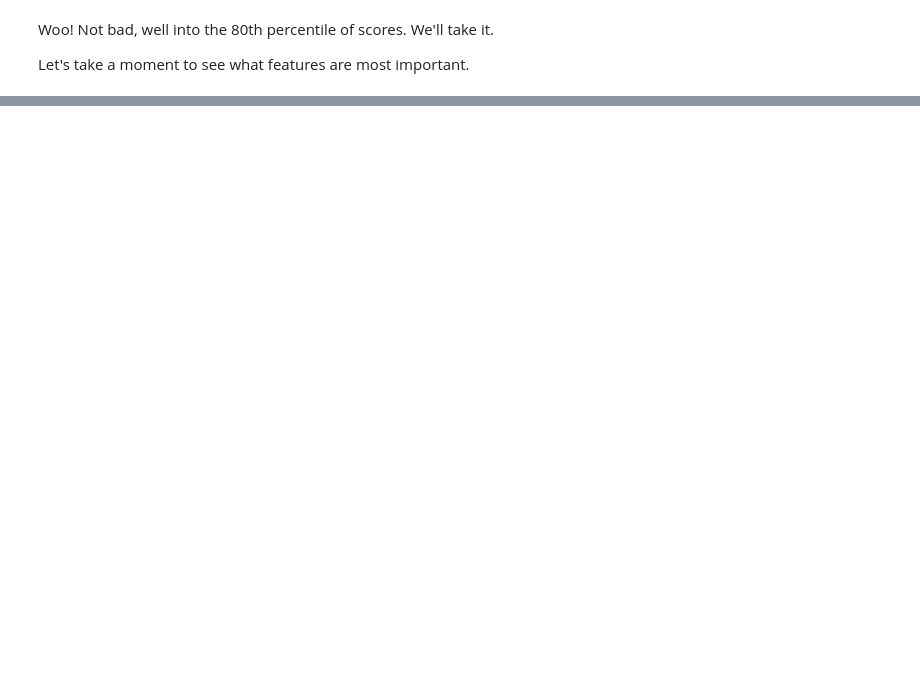
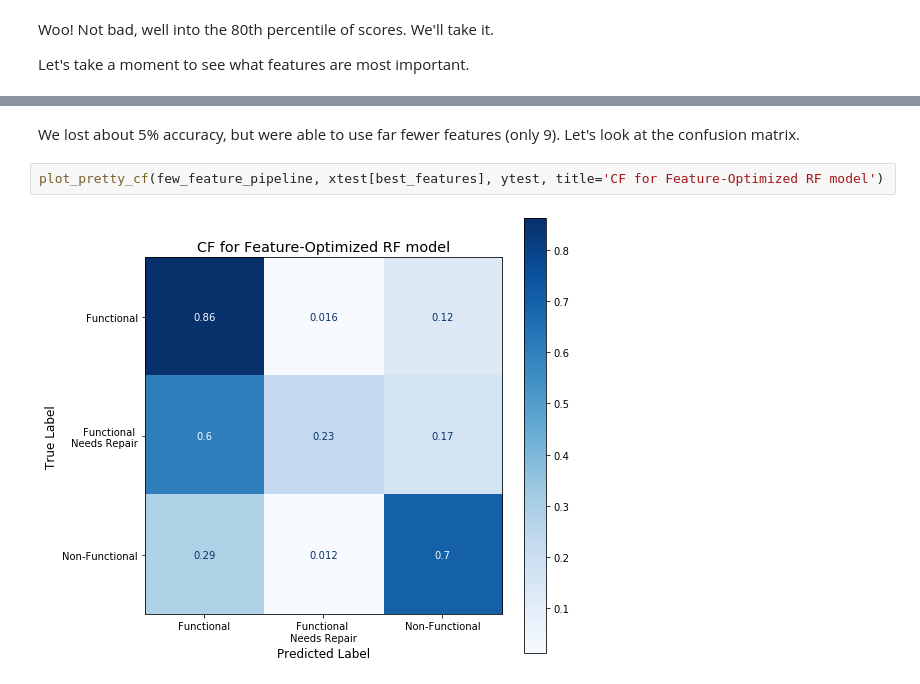
Before and after one commit to kcalizadeh/phase_3_water_table_project, a Jupyter notebook: phase03/phase03_project/model_notebook.ipynb, the cells around one changed output, grey strips where cells are left out. Drawn from its saved outputs; the diff is of its cells as text; blank space fills up the shorter version.

```diff
--- a/phase03/phase03_project/model_notebook.ipynb
+++ b/phase03/phase03_project/model_notebook.ipynb
@@ -195,0 +217,6 @@ This concludes our model-building project. What follows is a bit of a level-up e
+# %% [markdown]
+We lost about 5% accuracy, but were able to use far fewer features (only 9). Let's look at the confusion matrix.
+# %%
+plot_pretty_cf(few_feature_pipeline, xtest[best_features], ytest, title='CF for Feature-Optimized RF model')
+# %% [output]
+[figure, added]
```
Also changed, not shown: parts of 27 cells of this notebook, 4 other files.
